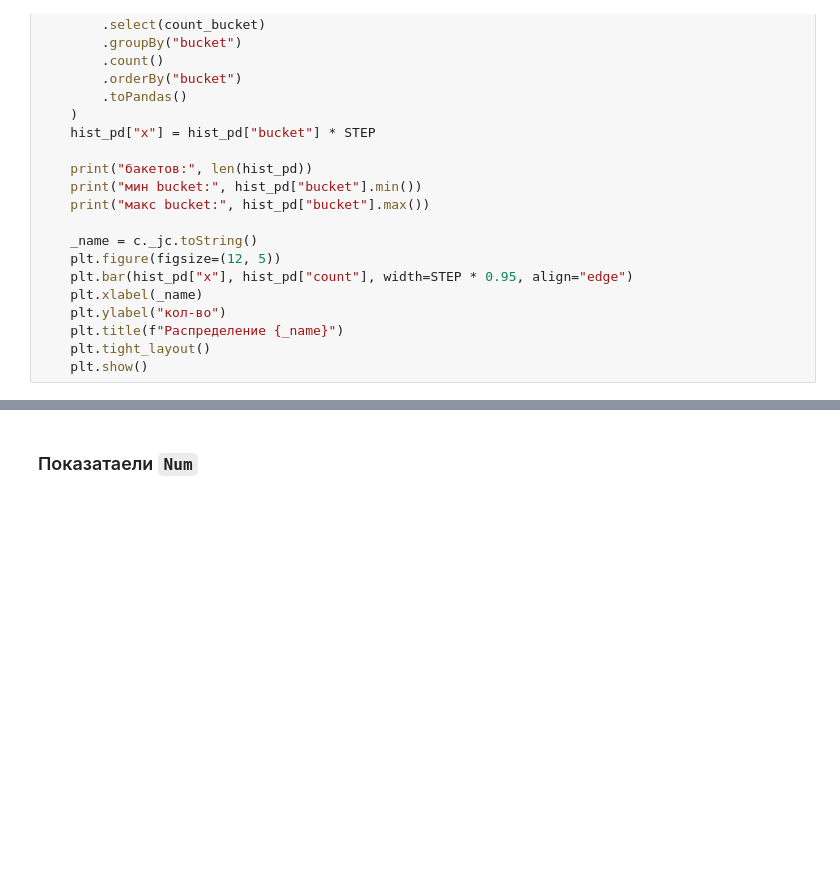
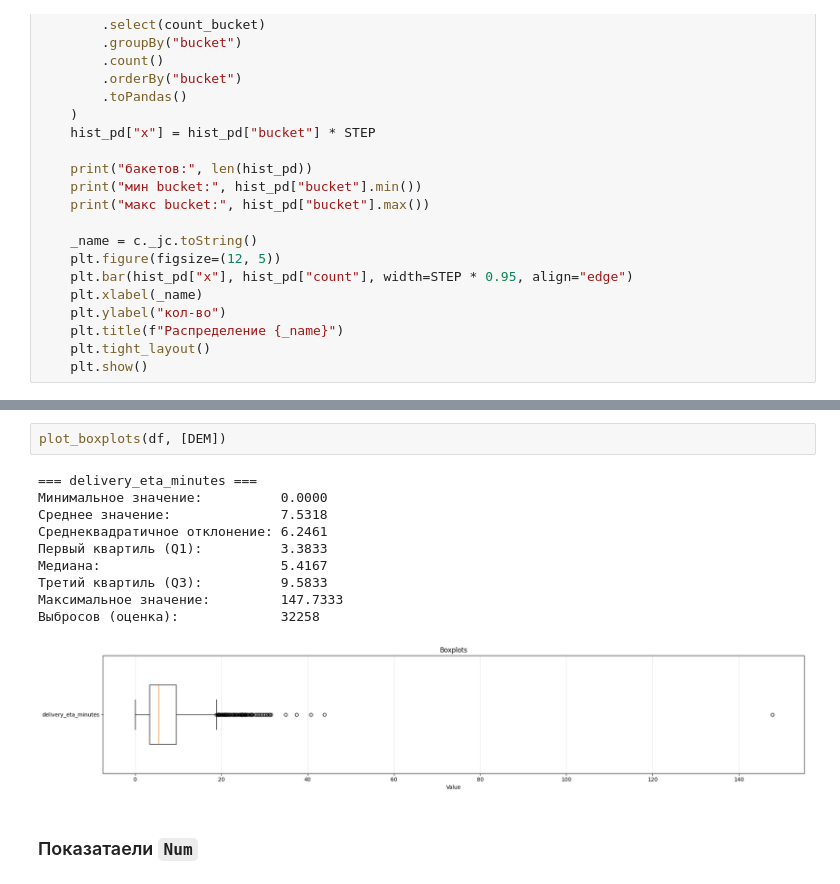
Before and after one commit to ArtemKeety/SOBD, a Jupyter notebook: 2_Exploratory_analysis.ipynb, the cells around one changed output, grey strips where cells are left out. Cells and saved outputs as stored; diff of their text form; blank space fills up the shorter version.

```diff
--- a/2_Exploratory_analysis.ipynb
+++ b/2_Exploratory_analysis.ipynb
@@ -257,3 +362,16 @@ draw_distribution(F.col(DEM), df)
+# %%
+plot_boxplots(df, [DEM])
+# %% [output]
+=== delivery_eta_minutes ===
+Минимальное значение:          0.0000
+Среднее значение:              7.5318
+Среднеквадратичное отклонение: 6.2461
+Первый квартиль (Q1):          3.3833
+Медиана:                       5.4167
+Третий квартиль (Q3):          9.5833
+Максимальное значение:         147.7333
+Выбросов (оценка):             32258
+[figure, added]
 # %% [markdown]
 ### Показатаели `Num`
 # %%
```
Also changed, not shown: parts of 26 cells of this notebook, 1 other file.
